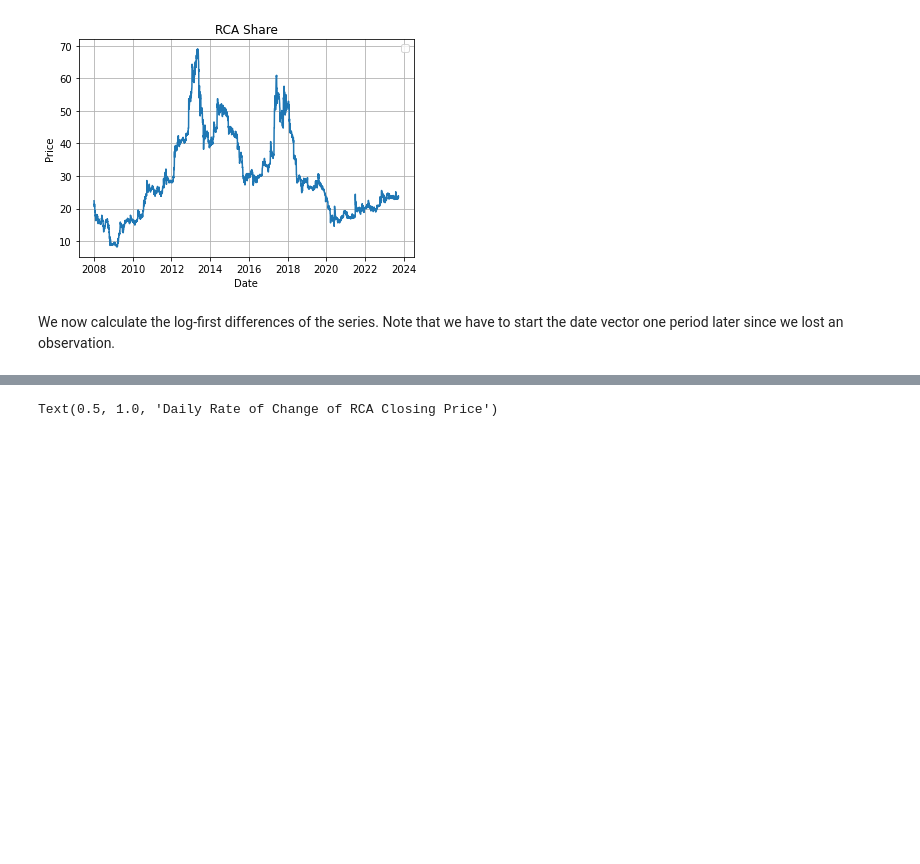
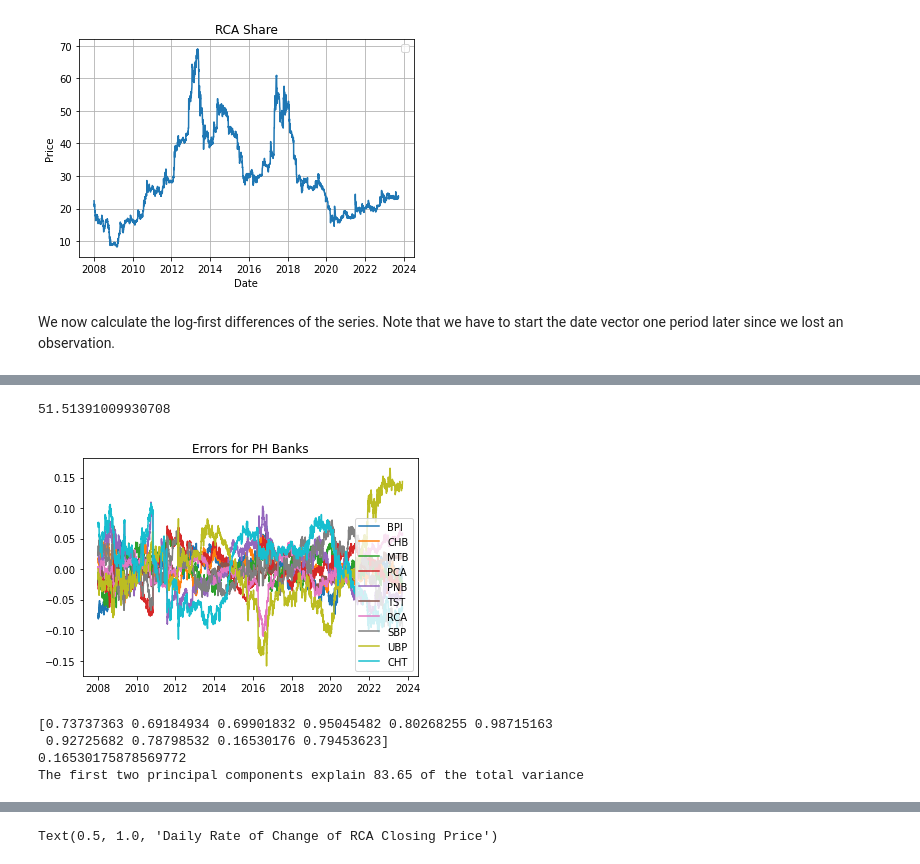
Before and after one commit to McNelis-CMML/ML_2023-BSP, a Jupyter notebook: PHBankingVol1.ipynb, the cells around one changed output, grey strips where cells are left out. Saved outputs shown, nothing was run; the diff lists cells and outputs as text; code cells hidden in the pictures; blank space fills up the shorter version.

```diff
--- a/PHBankingVol1.ipynb
+++ b/PHBankingVol1.ipynb
@@ -236,0 +131,28 @@ print(np.min(RSQ_RET_NPC))
+# %%
+ERROR = RETURNSnorm - RETURNShat
+plt.plot(date[1:],ERROR)
+plt.title('Errors for PH Banks')
+plt.legend(df1.iloc[:,2:].columns)
+SEE = np.sum(ERROR**2,axis=0)
+SEE1 = np.sum(SEE)
+print(SEE1)
+# %% [output]
+51.51391009930708
+[figure, added]
+# %%
+variance_ratio = pca.explained_variance_ratio_
+junk = np.var(RETURNShat,0)
+junk1 = np.var(RETURNSnorm,0)
+RSQ_PC_RET= junk/junk1
+print(RSQ_PC_RET)
+print(np.min(RSQ_PC_RET))
+# Calculate the total percentage of the variance captured by the first two principal components
+total_variance = np.sum(variance_ratio[:2])
+percent_total_variance = total_variance * 100
+
+print(f'The first two principal components explain {percent_total_variance:.2f} of the total variance')
+# %% [output]
+[0.73737363 0.69184934 0.69901832 0.95045482 0.80268255 0.98715163
+ 0.92725682 0.78798532 0.16530176 0.79453623]
+0.16530175878569772
+The first two principal components explain 83.65 of the total variance
```
Also changed, not shown: parts of 19 cells of this notebook.
